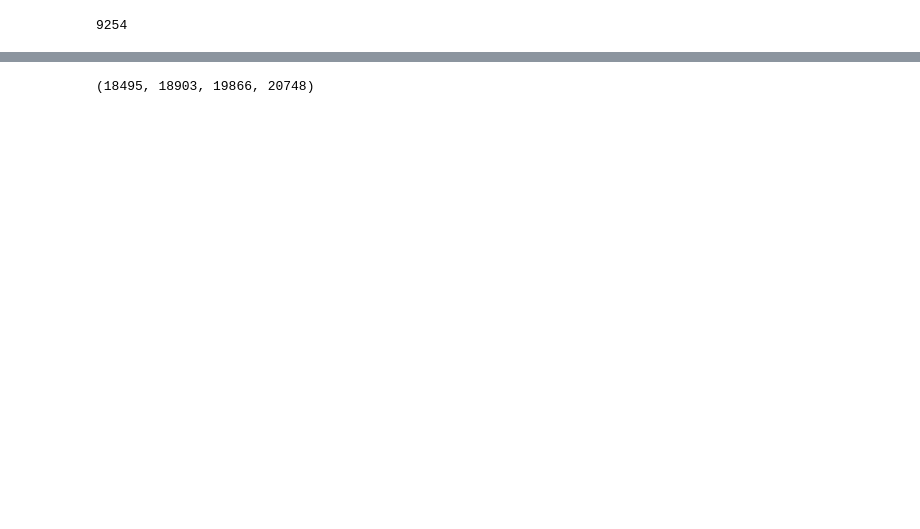
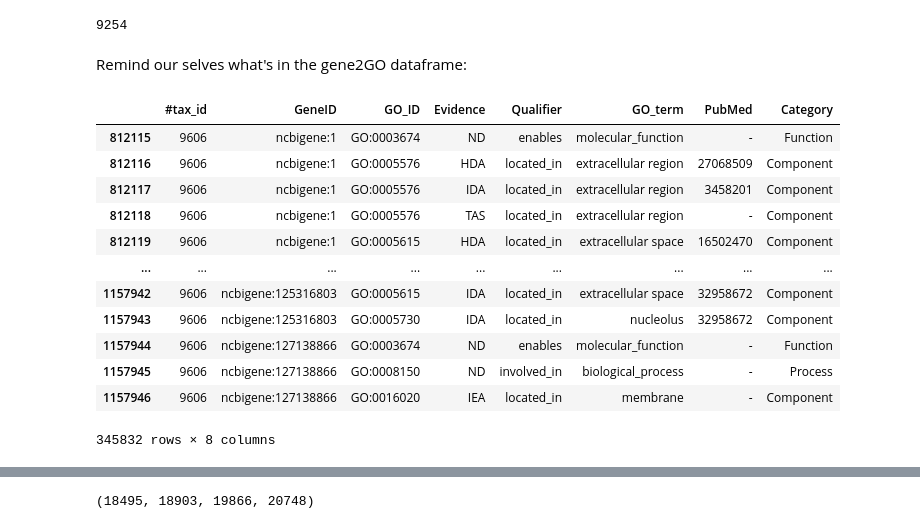
Before and after one commit to laurendelong21/MoA-Net, a Jupyter notebook: notebooks/enrichment.ipynb, the cells around one changed output, grey strips where cells are left out. Cells and saved outputs as stored; diff of their text form; code cells hidden in the pictures; blank space fills up the shorter version.

```diff
--- a/notebooks/enrichment.ipynb
+++ b/notebooks/enrichment.ipynb
@@ -105,3 +129,21 @@ len(prots_of_interest)
 # %%
 filtered_df = process_df[process_df['GeneID'].isin(prots_of_interest)]
 filtered_df.to_csv('../data/mappings/in_kg_go_terms.tsv', sep='\t', index=False)
+# %% [markdown]
+Remind our selves what's in the gene2GO dataframe:
+# %%
+process_df
+# %% [output]
+|  | #tax_id | GeneID | GO_ID | Evidence | Qualifier | GO_term | PubMed | Category |
+| 812115 | 9606 | ncbigene:1 | GO:0003674 | ND | enables | molecular_function | - | Function |
+| 812116 | 9606 | ncbigene:1 | GO:0005576 | HDA | located_in | extracellular region | 27068509 | Component |
+| 812117 | 9606 | ncbigene:1 | GO:0005576 | IDA | located_in | extracellular region | 3458201 | Component |
+| 812118 | 9606 | ncbigene:1 | GO:0005576 | TAS | located_in | extracellular region | - | Component |
+| 812119 | 9606 | ncbigene:1 | GO:0005615 | HDA | located_in | extracellular space | 16502470 | Component |
+| ... | ... | ... | ... | ... | ... | ... | ... | ... |
+| 1157942 | 9606 | ncbigene:125316803 | GO:0005615 | IDA | located_in | extracellular space | 32958672 | Component |
+| 1157943 | 9606 | ncbigene:125316803 | GO:0005730 | IDA | located_in | nucleolus | 32958672 | Component |
+| 1157944 | 9606 | ncbigene:127138866 | GO:0003674 | ND | enables | molecular_function | - | Function |
+| 1157945 | 9606 | ncbigene:127138866 | GO:0008150 | ND | involved_in | biological_process | - | Process |
+| 1157946 | 9606 | ncbigene:127138866 | GO:0016020 | IEA | located_in | membrane | - | Component |
+345832 rows × 8 columns
```
Also changed, not shown: parts of 48 cells of this notebook.
